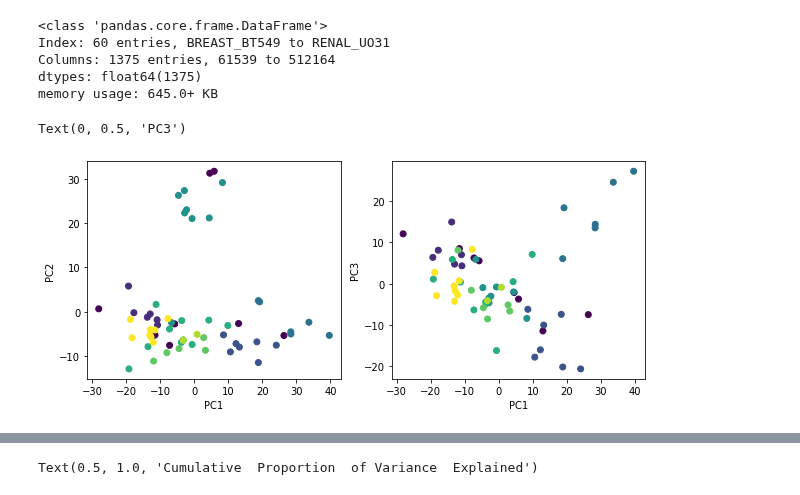
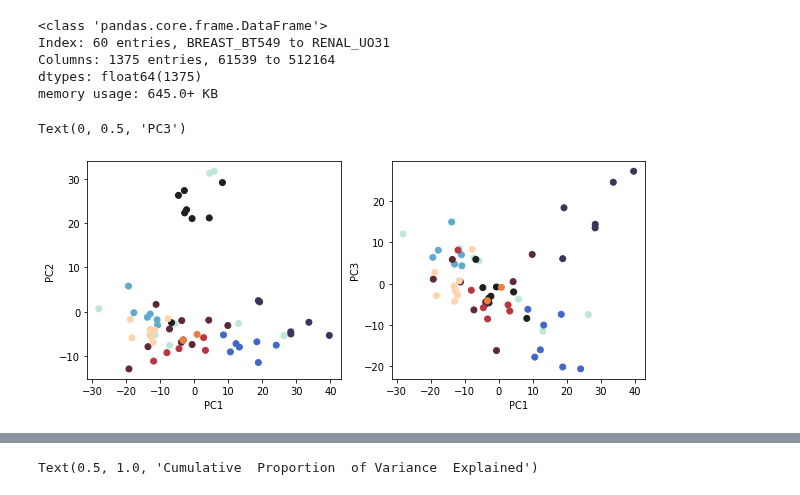
Before and after one commit to vivialprt/ISLR, a Jupyter notebook: Chapter10/Labs.ipynb, the cells around one changed output, grey strips where cells are left out. Cells and saved outputs as stored; diff of their text form; code cells hidden in the pictures.

```diff
--- a/Chapter10/Labs.ipynb
+++ b/Chapter10/Labs.ipynb
@@ -183,7 +183,8 @@ seed = 1
 data = pd.read_csv(dataset_file, index_col=0)
 data.drop(['Unigene ID'], axis=1, inplace=True)
 data = data.transpose()
-types = LabelEncoder().fit_transform([name.split('_')[0] for name in data.index])
+types_str = [name.split('_')[0] for name in data.index]
+types_num = LabelEncoder().fit_transform(types_str)
 data.info()
 # %% [output]
 <class 'pandas.core.frame.DataFrame'>
@@ -194,23 +195,23 @@ memory usage: 645.0+ KB
 # %%
 data = data / data.std()
 pca = PCA().fit(data)
 loadings = pd.DataFrame(pca.components_.T, index=data.columns, columns=[f'PC{i+1}'for i in range(pca.components_.shape[0])])
 scores = pca.transform(data)
 
 fig, axes = plt.subplots(ncols=2, figsize=[10, 4])
 
 plt.sca(axes[0])
-plt.scatter(scores[:, 0], scores[:, 1], c=types)
+plt.scatter(scores[:, 0], scores[:, 1], c=types_num, cmap='icefire')
 plt.xlabel('PC1')
 plt.ylabel('PC2')
 
 plt.sca(axes[1])
-plt.scatter(scores[:, 0], scores[:, 2], c=types)
+plt.scatter(scores[:, 0], scores[:, 2], c=types_num, cmap='icefire')
 plt.xlabel('PC1')
 plt.ylabel('PC3')
 # %% [output]
 Text(0, 0.5, 'PC3')
-[figure, old version]
+[figure, new version]
 # %%
 var = scores.std(axis=0) ** 2
 pve = var / var.sum()
```
Also changed, not shown: parts of 11 cells of this notebook, 1 other file.
